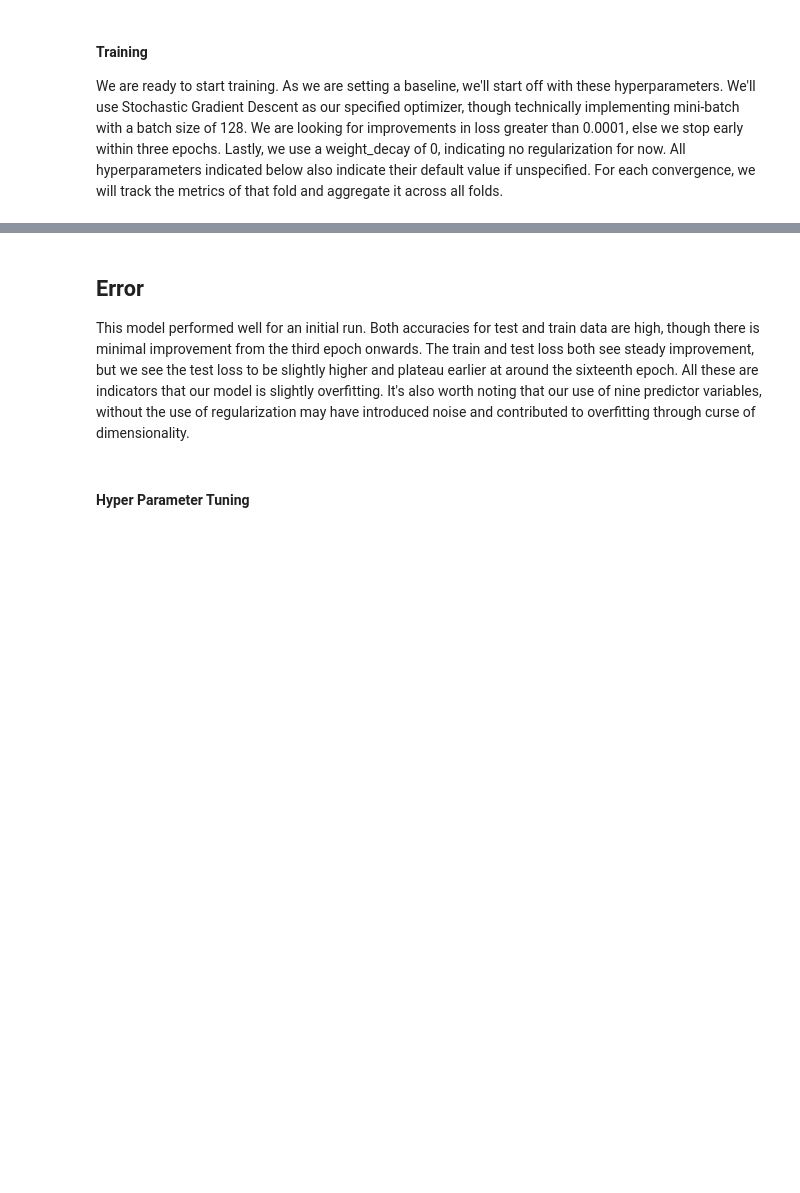
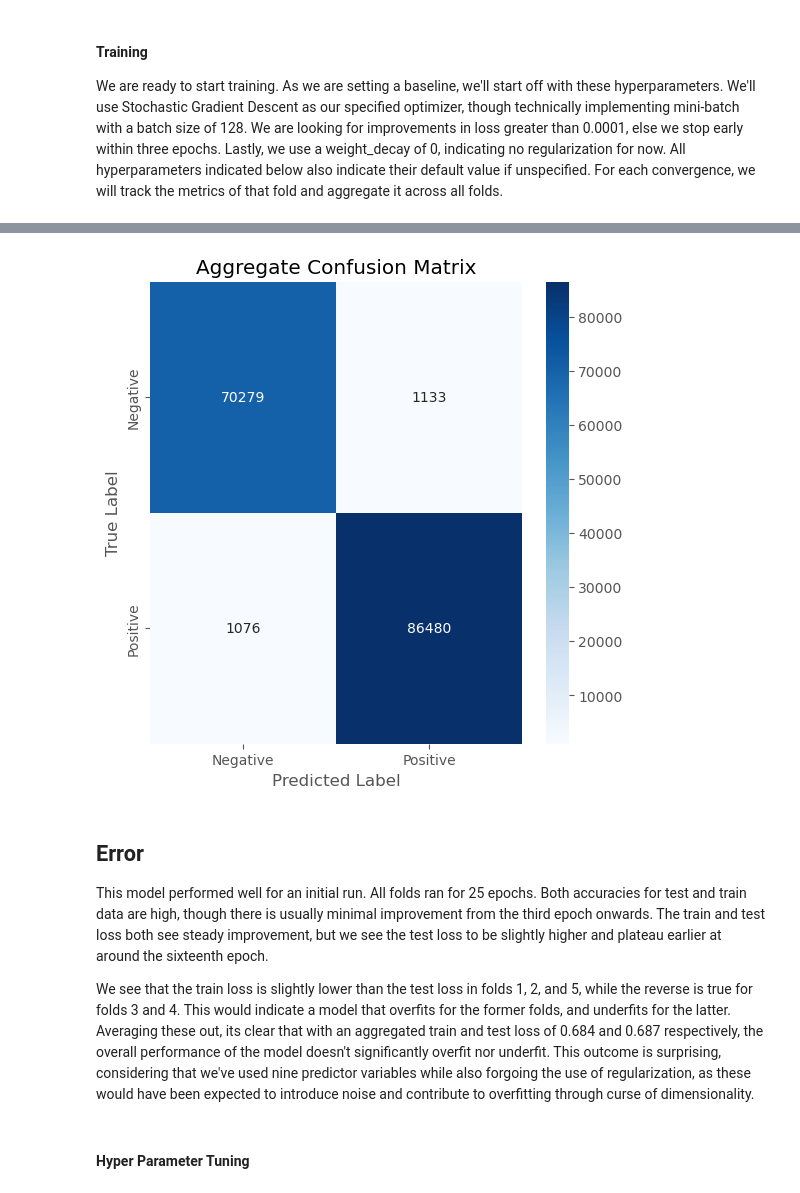
Before and after one commit to devonjavier/STINTSY-Project, a Jupyter notebook: STINTSY_MCO_LFS.ipynb, the cells around one changed output, grey strips where cells are left out. Cells and saved outputs as stored; diff of their text form; code cells hidden in the pictures; blank space fills up the shorter version.

```diff
--- a/STINTSY_MCO_LFS.ipynb
+++ b/STINTSY_MCO_LFS.ipynb
@@ -191,11 +307,12 @@ result_dict = train_model(
     learning_rate=0.01,
     scheduler_gamma=0.5,
     convergence_threshold=1e-4,
-    num_epochs=1,
+    num_epochs=50,
     patience=3, # Stop at 3 epochs with no improvement
     weight_decay=0,
     seed=seed
 )
+
 
 print("\nModel training complete!")
 aggregate_cm = result_dict["aggregate_confusion_matrix"]
@@ -204,7 +321,14 @@ sns.heatmap(aggregate_cm, annot=True, fmt="d", cmap="Blues",
             xticklabels=["Negative", "Positive"],
             yticklabels=["Negative", "Positive"])
 
+
+print(f"  Average Final Train Loss:     {result_dict['aggregated_final_metrics']['avg_final_train_loss']:.6f}")
+print(f"  Average Final Test Loss:      {result_dict['aggregated_final_metrics']['avg_final_test_loss']:.6f}")
+print(f"  Average Final Train Accuracy: {result_dict['aggregated_final_metrics']['avg_final_train_accuracy']:.6f}")
+print(f"  Average Final Test Accuracy:  {result_dict['aggregated_final_metrics']['avg_final_test_accuracy']:.6f}")
+
 plt.title("Aggregate Confusion Matrix")
 plt.xlabel("Predicted Label")
 plt.ylabel("True Label")
 plt.show()
+# %% [output]
@@ -211,6 +352,9 @@ plt.show()
+[figure, added]
 # %% [markdown]
 ## Error
-This model performed well for an initial run. Both accuracies for test and train data are high, though there is minimal improvement from the third epoch onwards. The train and test loss both see steady improvement, but we see the test loss  to be slightly higher and plateau earlier at around the sixteenth epoch. All these are indicators that our model is slightly overfitting. It's also worth noting that our use of nine predictor variables, without the use of regularization may have introduced noise and contributed to overfitting through curse of dimensionality.
+This model performed well for an initial run. All folds ran for 25 epochs. Both accuracies for test and train data are high, though there is usually minimal improvement from the third epoch onwards. The train and test loss both see steady improvement, but we see the test loss  to be slightly higher and plateau earlier at around the sixteenth epoch.
+
+We see that the train loss is slightly lower than the test loss in folds 1, 2, and 5, while the reverse is true for folds 3 and 4. This would indicate a model that overfits for the former folds, and underfits for the latter. Averaging these out, its clear that with an aggregated train and test loss of 0.684 and 0.687 respectively, the overall performance of the model doesn't significantly overfit nor underfit. This outcome is surprising, considering that we've used nine predictor variables while also forgoing the use of regularization, as these would have been expected to introduce noise and contribute to overfitting through curse of dimensionality.
 # %% [markdown]
 #### Hyper Parameter Tuning
 # %% [markdown]
```
Also changed, not shown: parts of 25 cells of this notebook, 4 other files.
